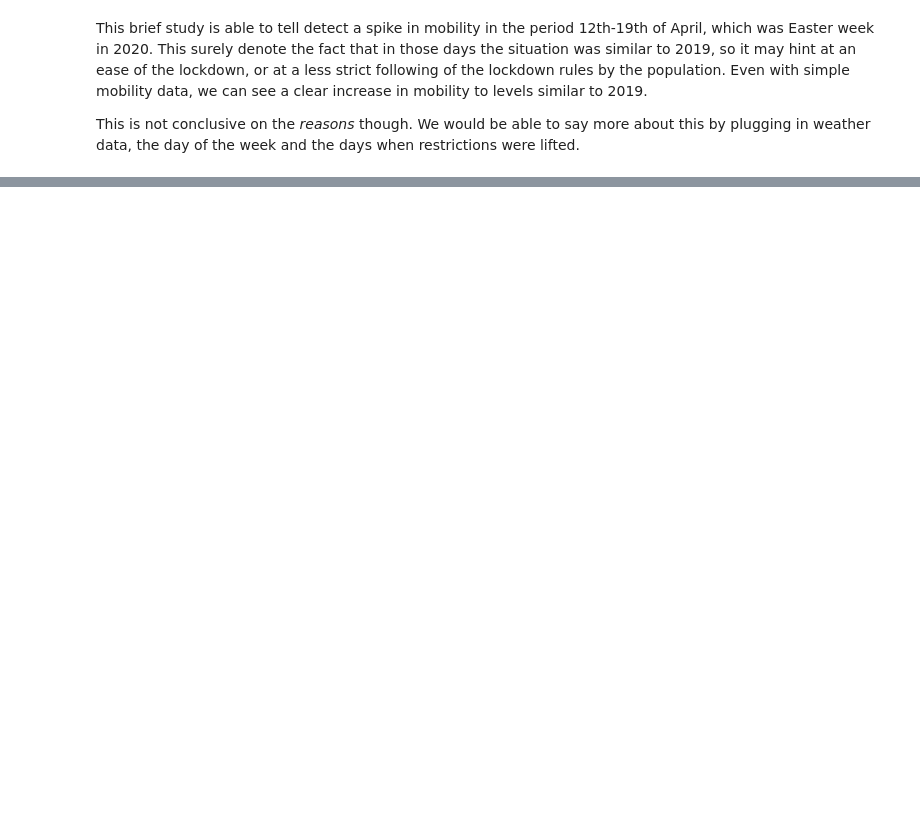
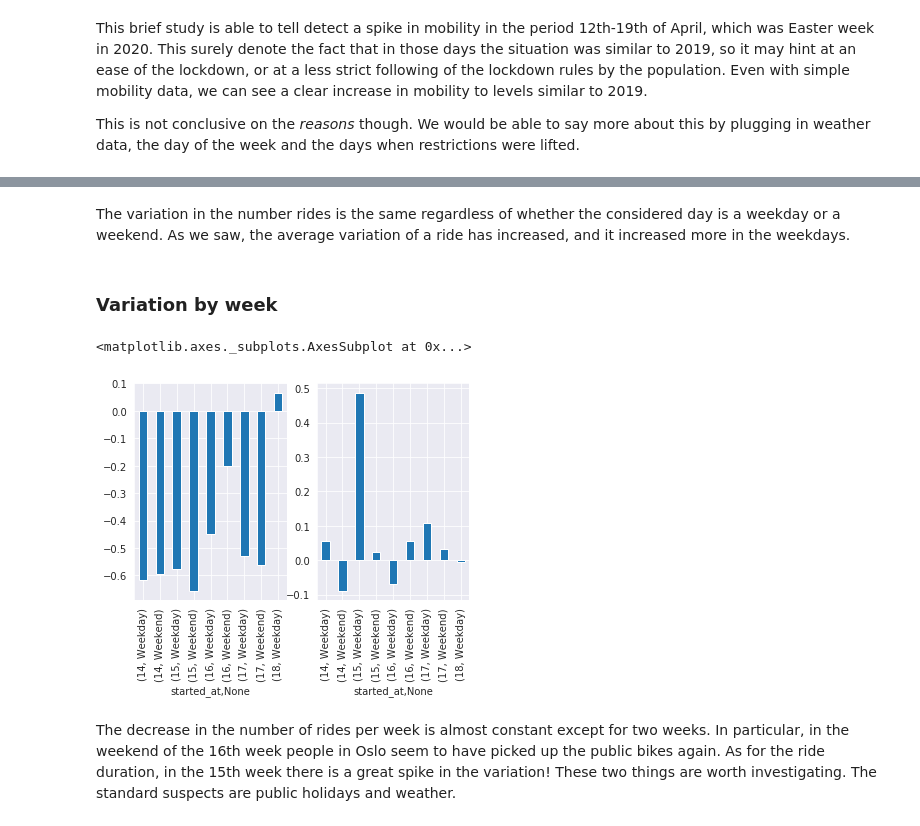
Before and after one commit to Cucni/oslo-bikes-mobility-data, a Jupyter notebook: April.ipynb, the cells around one changed output, grey strips where cells are left out. Cells and saved outputs as stored; diff of their text form; code cells hidden in the pictures; blank space fills up the shorter version.

```diff
--- a/April.ipynb
+++ b/April.ipynb
@@ -138,0 +166,17 @@ This is not conclusive on the _reasons_ though. We would be able to say more abo
+# %% [markdown]
+The variation in the number rides is the same regardless of whether the considered day is a weekday or a weekend. As we saw, the average variation of a ride has increased, and it increased more in the weekdays.
+# %% [markdown]
+### Variation by week
+# %%
+df_by_week = df.groupby([df.index.year,df.index.week,mask_weekday])
+variarion_by_week = (df_by_week.count().loc[2020,'ended_at'] / df_by_week.count().loc[2019,'ended_at']) -1
+variarion_by_week2 = (df_by_week.mean().loc[2020,'duration'] / df_by_week.mean().loc[2019,'duration']) - 1
+plt.subplot(121)
+variarion_by_week.plot(kind='bar')
+plt.subplot(122)
+variarion_by_week2.plot(kind='bar')
+# %% [output]
+<matplotlib.axes._subplots.AxesSubplot at 0x...>
+[figure, added]
+# %% [markdown]
+The decrease in the number of rides per week is almost constant except for two weeks. In particular, in the weekend of the 16th week people in Oslo seem to have picked up the public bikes again. As for the ride duration, in the 15th week there is a great spike in the variation! These two things are worth investigating. The standard suspects are public holidays and weather.
```
Also changed, not shown: parts of 13 cells of this notebook.
